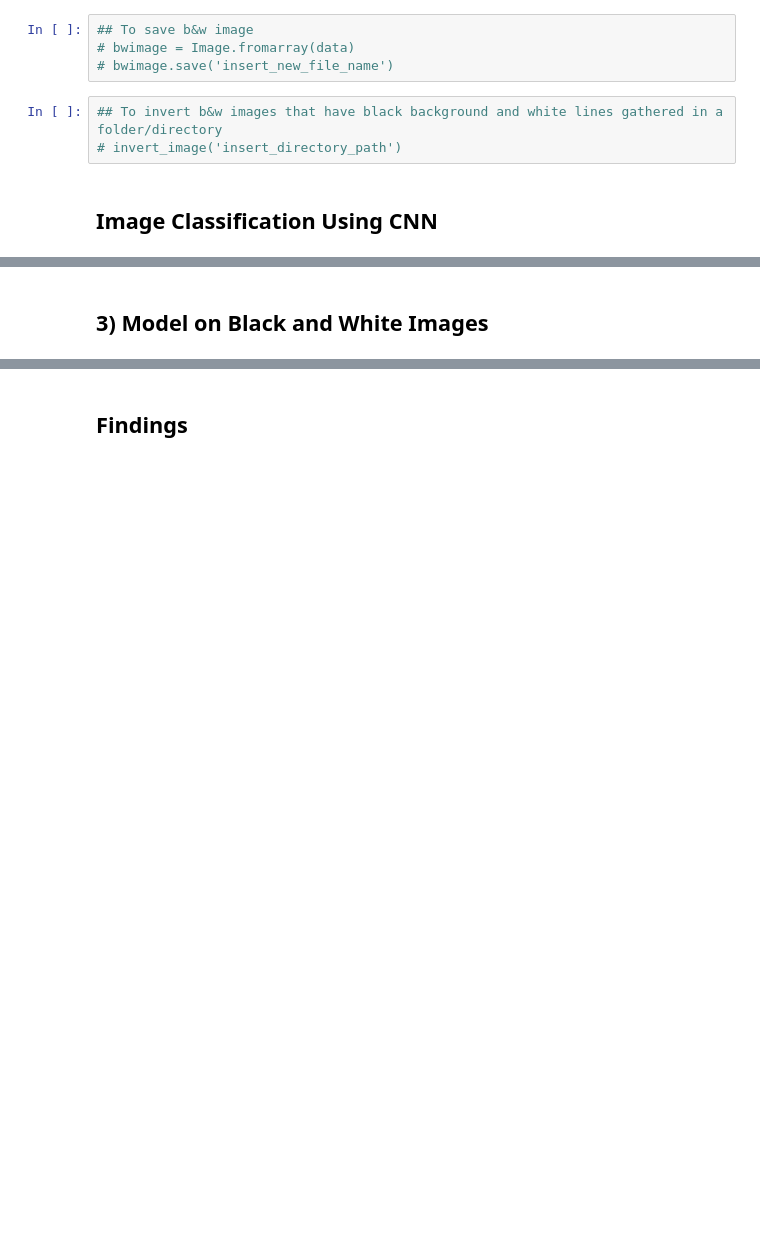
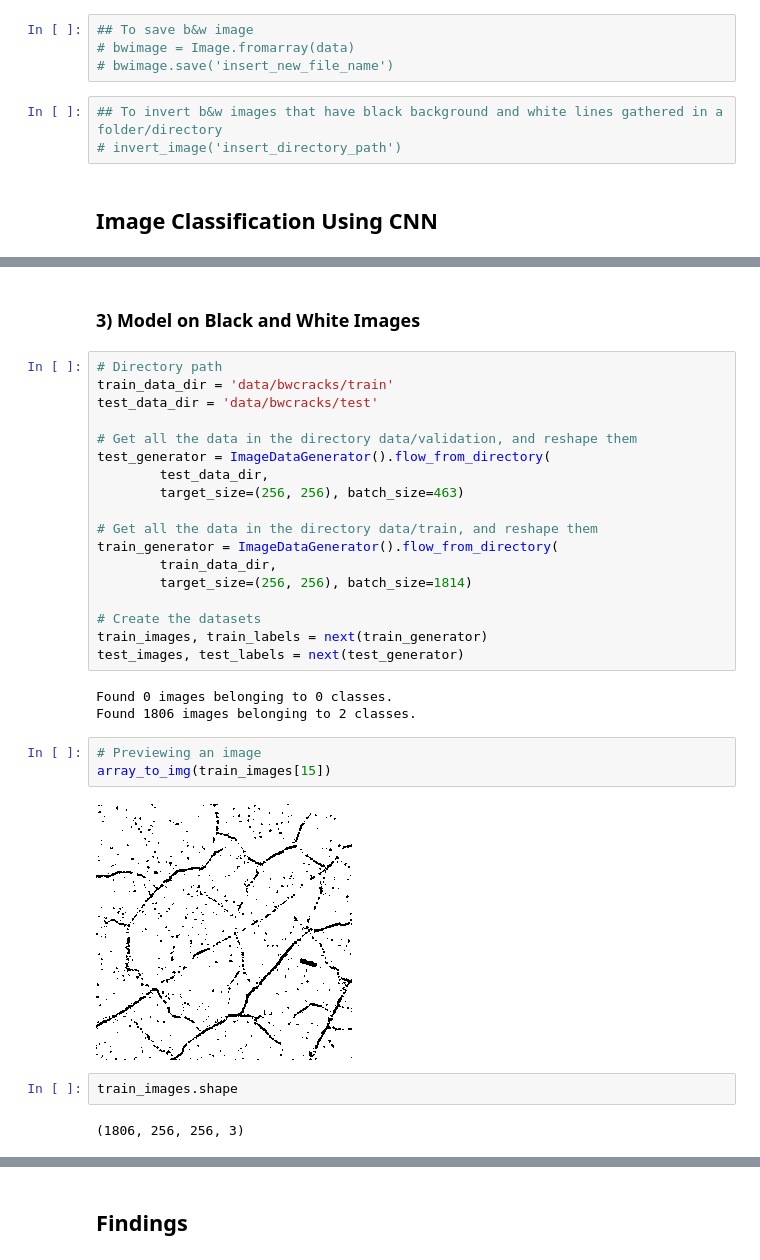
Before and after one commit to seoho926/art-forgery-craquelure, a Jupyter notebook: technical_notebook.ipynb, the cells around one changed output, grey strips where cells are left out. Cells and saved outputs as stored; diff of their text form; blank space fills up the shorter version.

```diff
--- a/technical_notebook.ipynb
+++ b/technical_notebook.ipynb
@@ -134,3 +320,33 @@ array_to_img(train_images[15])
 # %% [markdown]
 <a id='model3'></a>
-## 3) Model on Black and White Images
+### 3) Model on Black and White Images
+# %%
+# Directory path
+train_data_dir = 'data/bwcracks/train'
+test_data_dir = 'data/bwcracks/test'
+
+# Get all the data in the directory data/validation, and reshape them
+test_generator = ImageDataGenerator().flow_from_directory(
+        test_data_dir,
+        target_size=(256, 256), batch_size=463)
+
+# Get all the data in the directory data/train, and reshape them
+train_generator = ImageDataGenerator().flow_from_directory(
+        train_data_dir,
+        target_size=(256, 256), batch_size=1814)
+
+# Create the datasets
+train_images, train_labels = next(train_generator)
+test_images, test_labels = next(test_generator)
+# %% [output]
+Found 0 images belonging to 0 classes.
+Found 1806 images belonging to 2 classes.
+# %%
+# Previewing an image
+array_to_img(train_images[15])
+# %% [output]
+[figure, added]
+# %%
+train_images.shape
+# %% [output]
+(1806, 256, 256, 3)
```
Also changed, not shown: parts of 36 cells of this notebook, 2 other files.
